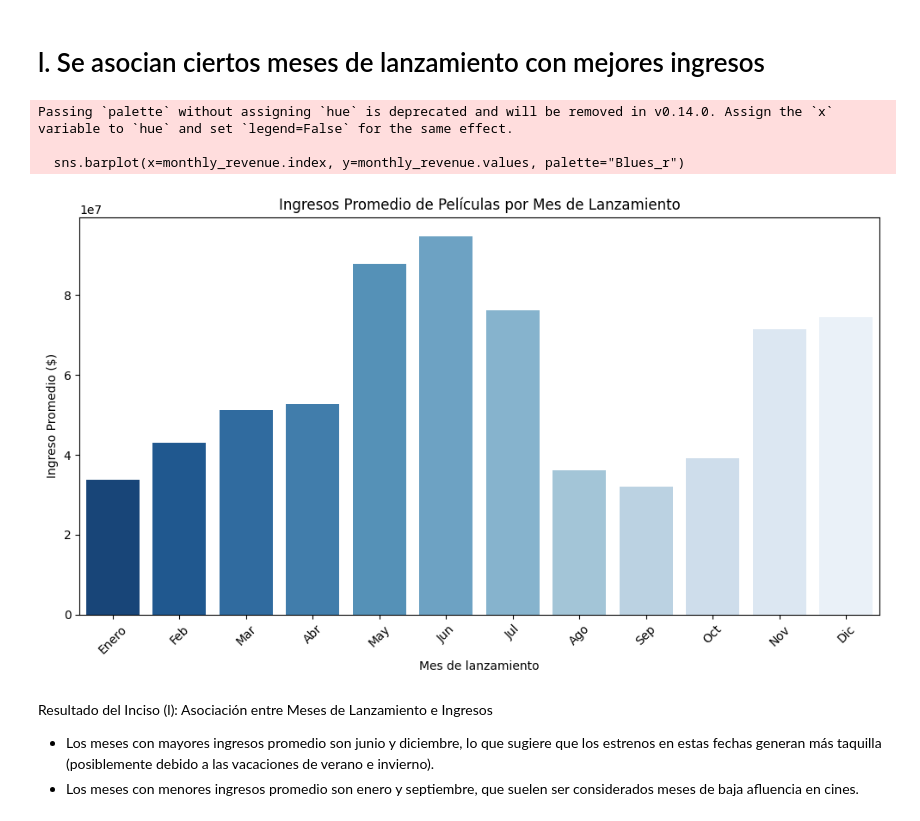
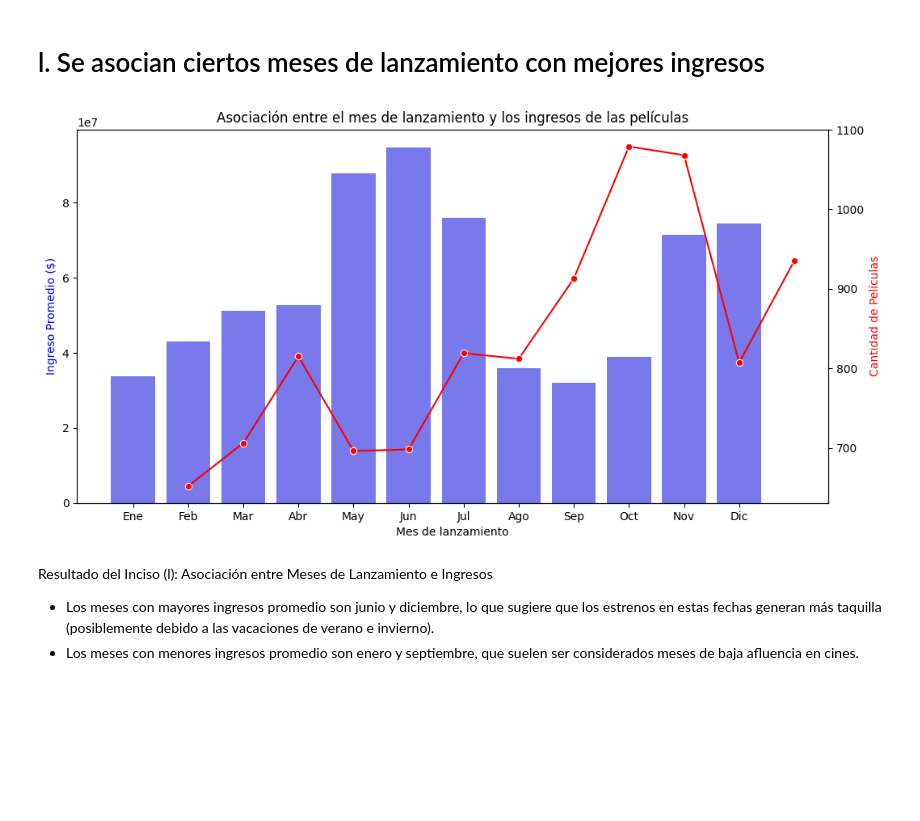
Before and after one commit to Sofiamishel2003/-An-lisis-Exploratorio, a Jupyter notebook: analisis exploratorio - movies.IPYNB, the cells around one changed output. Cells and saved outputs as stored; diff of their text form; code cells hidden in the pictures; blank space fills up the shorter version.

```diff
--- a/analisis exploratorio - movies.IPYNB
+++ b/analisis exploratorio - movies.IPYNB
@@ -565,26 +605,42 @@ Correlación presupuesto-ingresos: 0.76
 Coeficiente de determinación (R²): 0.57
 # %% [markdown]
 # l. Se asocian ciertos meses de lanzamiento con mejores ingresos
-# %%
-# Extraer el mes de lanzamiento
-df['releaseMonth'] = df['releaseDate'].dt.month
-
-# Calcular el ingreso promedio por mes de lanzamiento
-monthly_revenue = df.groupby('releaseMonth')['revenue'].mean()
-
-# Gráfico de barras para visualizar ingresos por mes
-plt.figure(figsize=(12, 6))
-sns.barplot(x=monthly_revenue.index, y=monthly_revenue.values, palette="Blues_r")
-plt.xlabel("Mes de lanzamiento")
-plt.ylabel("Ingreso Promedio ($)")
-plt.title("Ingresos Promedio de Películas por Mes de Lanzamiento")
-plt.xticks(range(0, 12), ["Enero", "Feb", "Mar", "Abr", "May", "Jun", "Jul", "Ago", "Sep", "Oct", "Nov", "Dic"], rotation=45)
-plt.show()
-# %% [output]
-Passing `palette` without assigning `hue` is deprecated and will be removed in v0.14.0. Assign the `x` variable to `hue` and set `legend=False` for the same effect.
-
-  sns.barplot(x=monthly_revenue.index, y=monthly_revenue.values, palette="Blues_r")
-[figure, removed]
+# %%
+df['releaseDate'] = pd.to_datetime(df['releaseDate'], errors='coerce')
+
+# Extraer el mes de lanzamiento nuevamente
+df['releaseMonth'] = df['releaseDate'].dt.month
+
+# Verificar si la columna se creó correctamente
+df[['releaseDate', 'releaseMonth']].head()
+# Contar cuántas películas se han lanzado por mes en promedio
+monthly_movie_count = df.groupby('releaseMonth').size()
+
+# Crear un dataframe combinando ingresos promedio y cantidad de películas por mes
+monthly_analysis = pd.DataFrame({
+    'Ingreso Promedio': monthly_revenue,
+    'Cantidad de Películas': monthly_movie_count
+}).reset_index()
+
+# Visualizar la relación entre los meses de lanzamiento y los ingresos de las películas
+fig, ax1 = plt.subplots(figsize=(12, 6))
+
+# Crear un gráfico de barras para los ingresos promedio
+sns.barplot(x='releaseMonth', y='Ingreso Promedio', data=monthly_analysis, ax=ax1, color='blue', alpha=0.6)
+ax1.set_xlabel('Mes de lanzamiento')
+ax1.set_ylabel('Ingreso Promedio ($)', color='blue')
+ax1.set_title('Asociación entre el mes de lanzamiento y los ingresos de las películas')
+ax1.set_xticks(range(12))
+ax1.set_xticklabels(['Ene', 'Feb', 'Mar', 'Abr', 'May', 'Jun', 'Jul', 'Ago', 'Sep', 'Oct', 'Nov', 'Dic'])
+
+# Crear un segundo eje y para la cantidad de películas
+ax2 = ax1.twinx()
+sns.lineplot(x='releaseMonth', y='Cantidad de Películas', data=monthly_analysis, ax=ax2, color='red', marker='o')
+ax2.set_ylabel('Cantidad de Películas', color='red')
+
+plt.show()
+# %% [output]
+[figure, added]
 # %% [markdown]
 Resultado del Inciso (l): Asociación entre Meses de Lanzamiento e Ingresos
   - Los meses con mayores ingresos promedio son junio y diciembre, lo que sugiere que los estrenos en estas fechas generan más taquilla (posiblemente debido a las vacaciones de verano e invierno).
```
Also changed, not shown: parts of 11 cells of this notebook.
